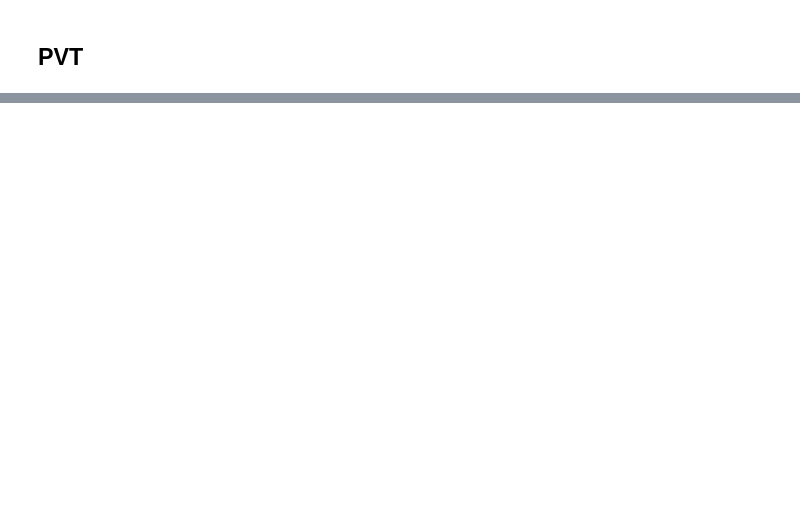
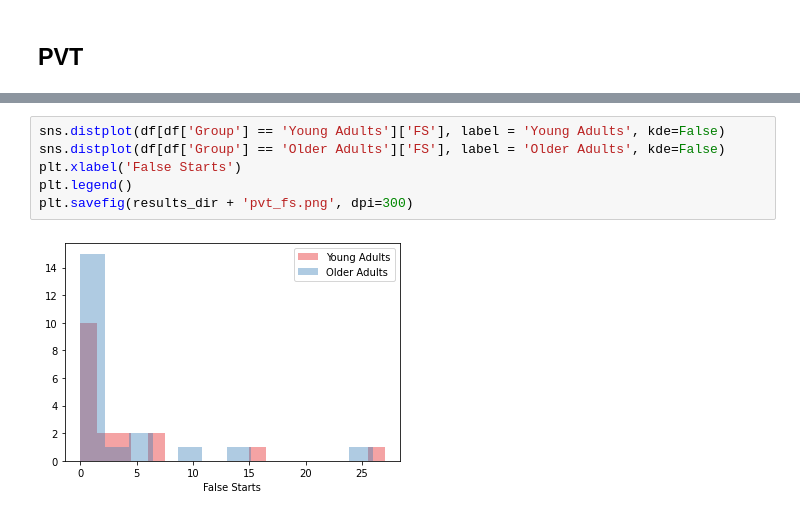
Before and after one commit to UTCogNeuroLab/wearables, a Jupyter notebook: notebooks/PVT analysis.ipynb, the cells around one changed output, grey strips where cells are left out. Cells and saved outputs as stored; diff of their text form; blank space fills up the shorter version.

```diff
--- a/notebooks/PVT analysis.ipynb
+++ b/notebooks/PVT analysis.ipynb
@@ -247,0 +87,8 @@ df1.to_csv('/Volumes/schnyer/Megan/Wearables/dataset_2021-11-04.csv')
+# %%
+sns.distplot(df[df['Group'] == 'Young Adults']['FS'], label = 'Young Adults', kde=False)
+sns.distplot(df[df['Group'] == 'Older Adults']['FS'], label = 'Older Adults', kde=False)
+plt.xlabel('False Starts')
+plt.legend()
+plt.savefig(results_dir + 'pvt_fs.png', dpi=300)
+# %% [output]
+[figure, added]
```
Also changed, not shown: parts of 28 cells of this notebook.
